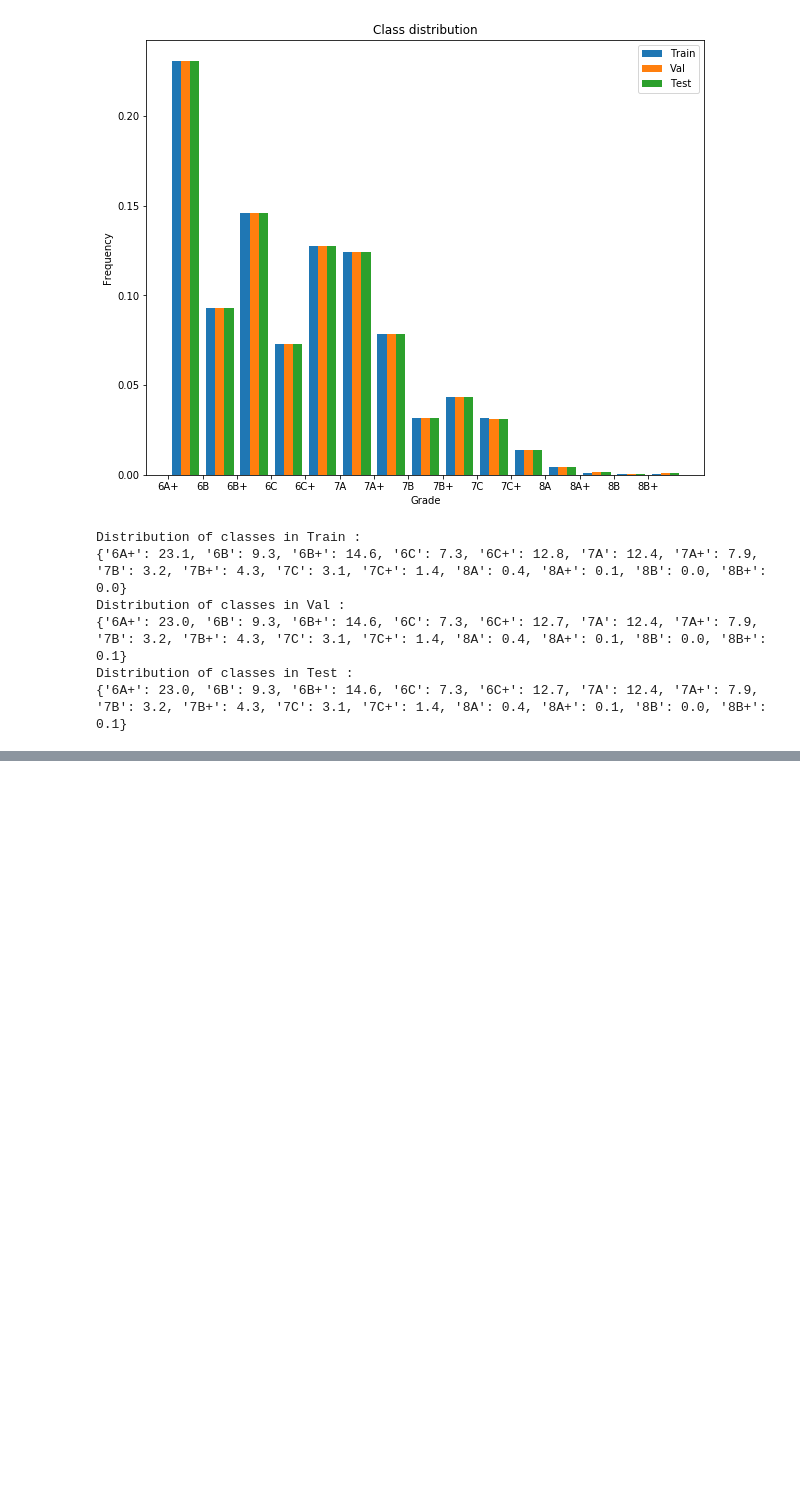
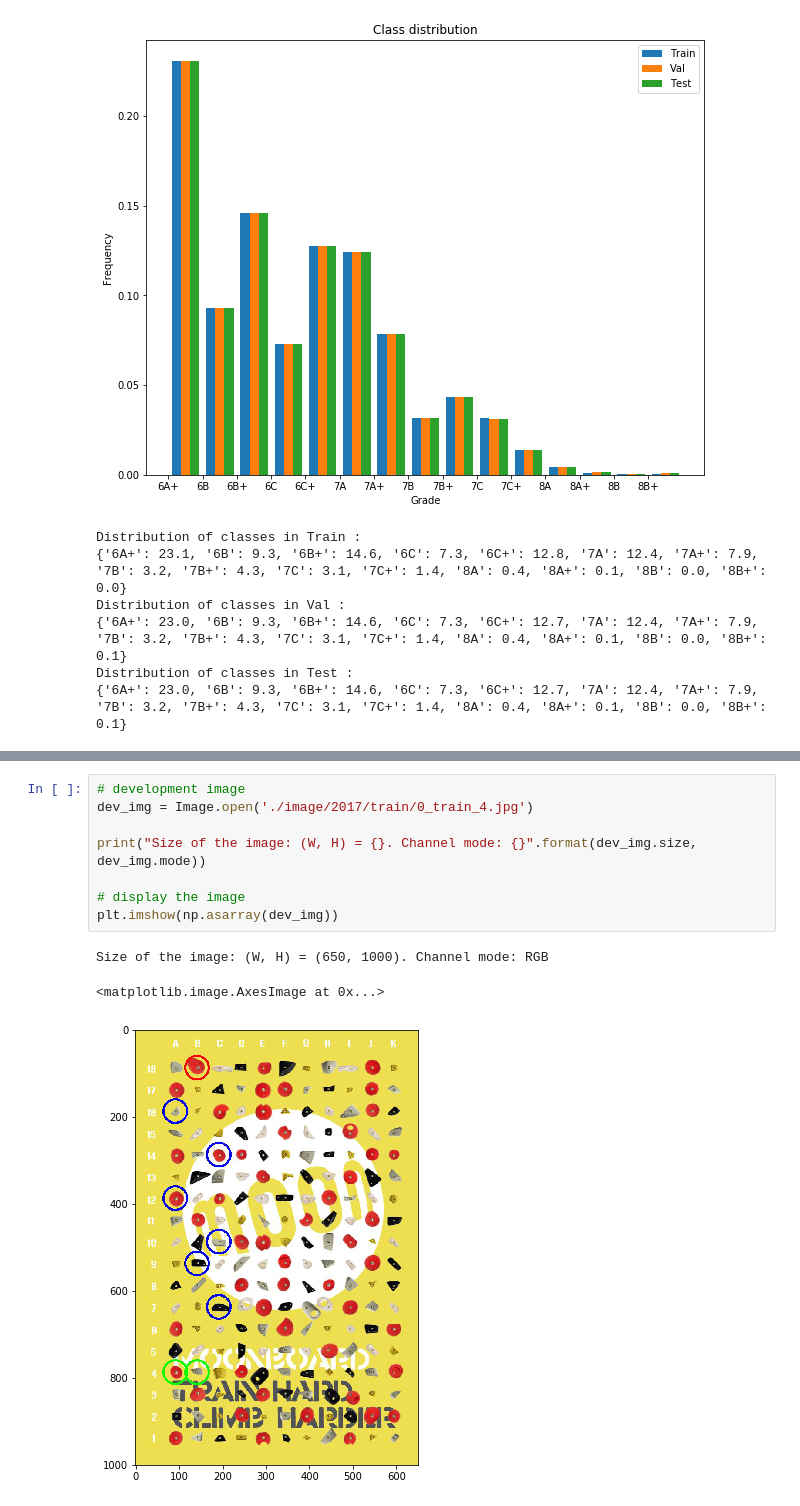
Before and after one commit to ColasGael/DeepClimb, a Jupyter notebook: data/data_exploration.ipynb, the cells around one changed output, grey strips where cells are left out. Cells and saved outputs as stored; diff of their text form; blank space fills up the shorter version.

```diff
--- a/data/data_exploration.ipynb
+++ b/data/data_exploration.ipynb
@@ -182,0 +249,12 @@ Distribution of classes in Test :
+# %%
+# development image
+dev_img = Image.open('./image/2017/train/0_train_4.jpg')
+
+print("Size of the image: (W, H) = {}. Channel mode: {}".format(dev_img.size, dev_img.mode))
+
+# display the image
+plt.imshow(np.asarray(dev_img))
+# %% [output]
+Size of the image: (W, H) = (650, 1000). Channel mode: RGB
+<matplotlib.image.AxesImage at 0x...>
+[figure, added]
```
Also changed, not shown: parts of 9 cells of this notebook, 11 other files.
